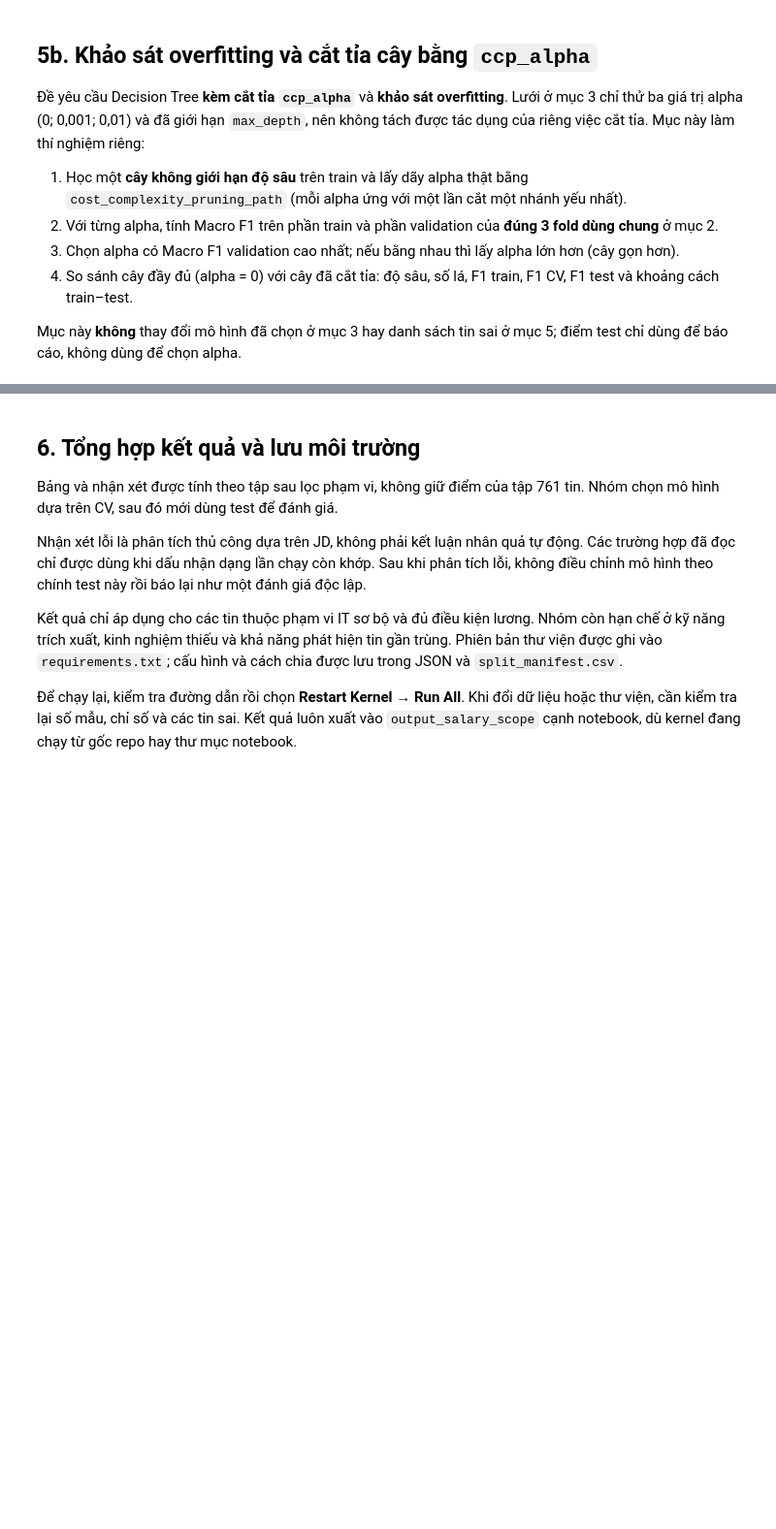
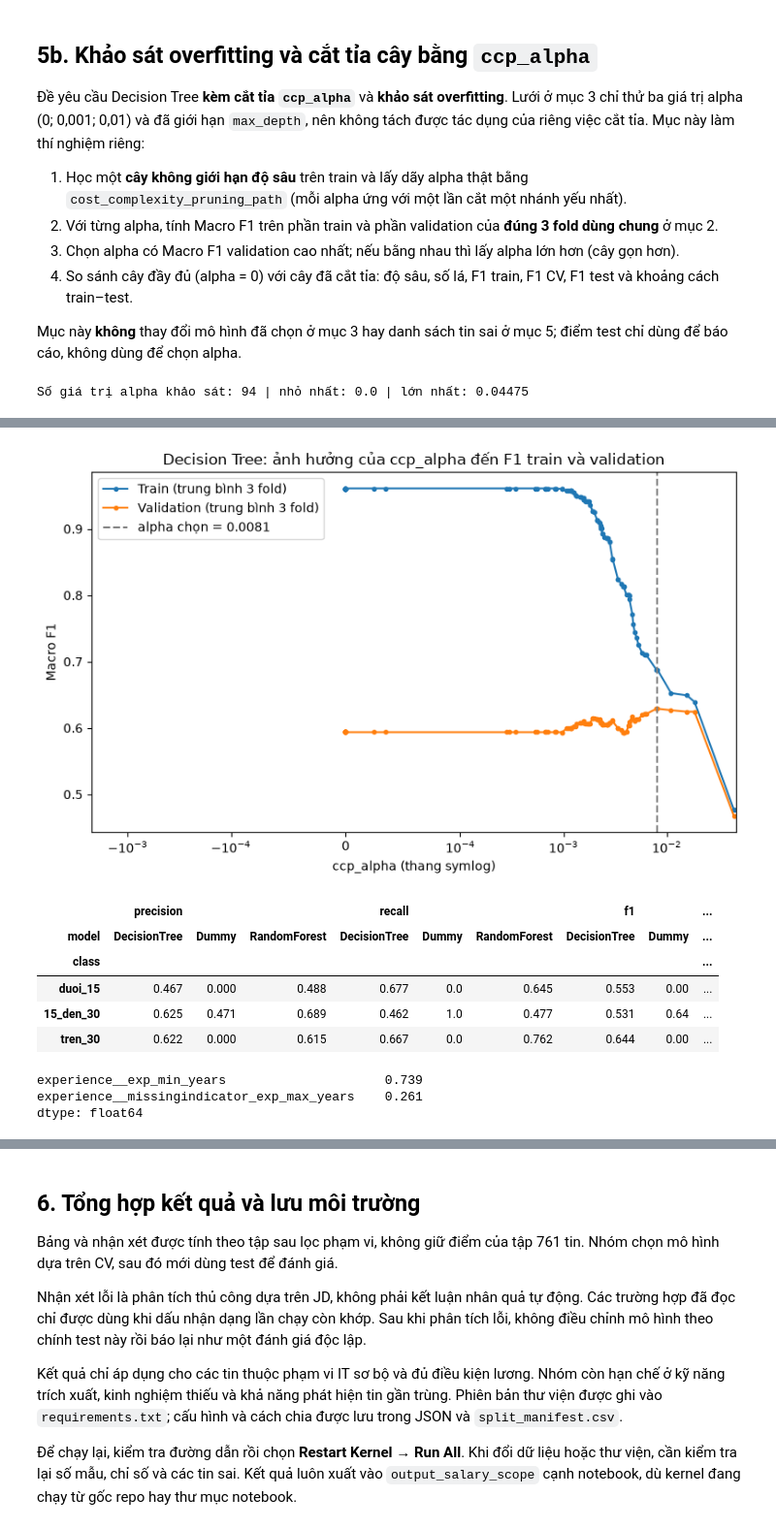
Before and after one commit to Tuan-Nguyen-176/vietnam-it-job-market-analysis, a Jupyter notebook: buoc 2.5_Portable/Classification_HoanChinh.ipynb, the cells around one changed output, grey strips where cells are left out. Shown at 97% size. Drawn from its saved outputs; the diff is of its cells as text; code cells hidden in the pictures; blank space fills up the shorter version.

```diff
--- a/buoc 2.5_Portable/Classification_HoanChinh.ipynb
+++ b/buoc 2.5_Portable/Classification_HoanChinh.ipynb
@@ -486,7 +480,7 @@ ax.plot(survey["ccp_alpha"], survey["cv_val_macro_f1"], marker=".", label="Valid
 ax.axvline(best_alpha, color="gray", linestyle="--", label=f"alpha chọn = {best_alpha:.4f}")
 ax.set_xscale("symlog", linthresh=1e-4)
 ax.set_xlabel("ccp_alpha (thang symlog)"); ax.set_ylabel("Macro F1")
-ax.set_title("Decision Tree: cắt tỉa càng mạnh, khoảng cách train–validation càng hẹp")
+ax.set_title("Decision Tree: ảnh hưởng của ccp_alpha đến F1 train và validation")
 ax.legend(); fig.tight_layout()
 fig.savefig(RESULT_DIR / "figures" / "pruning_curve.png", dpi=160)
 plt.show()
@@ -510,3 +504,5 @@ importance = (pd.Series(pruned_tree.feature_importances_, index=names)
               .loc[lambda s: s.gt(0)].sort_values(ascending=False))
 save_table(importance.rename("importance").rename_axis("feature").reset_index(), "pruned_tree_importance.csv")
 display(importance.head(15).round(3))
+# %% [output]
+Số giá trị alpha khảo sát: 94 | nhỏ nhất: 0.0 | lớn nhất: 0.04475
@@ -513 +512,11 @@ display(importance.head(15).round(3))
+[figure, added]
+|  | precision |  |  | recall |  |  | f1 |  | ... |
+| model | DecisionTree | Dummy | RandomForest | DecisionTree | Dummy | RandomForest | DecisionTree | Dummy | ... |
+| class |  |  |  |  |  |  |  |  | ... |
+| duoi_15 | 0.467 | 0.000 | 0.488 | 0.677 | 0.0 | 0.645 | 0.553 | 0.00 | ... |
+| 15_den_30 | 0.625 | 0.471 | 0.689 | 0.462 | 1.0 | 0.477 | 0.531 | 0.64 | ... |
+| tren_30 | 0.622 | 0.000 | 0.615 | 0.667 | 0.0 | 0.762 | 0.644 | 0.00 | ... |
+experience__exp_min_years                     0.739
+experience__missingindicator_exp_max_years    0.261
+dtype: float64
 # %% [markdown]
```
Also changed, not shown: parts of 5 cells of this notebook, 12 other files.
